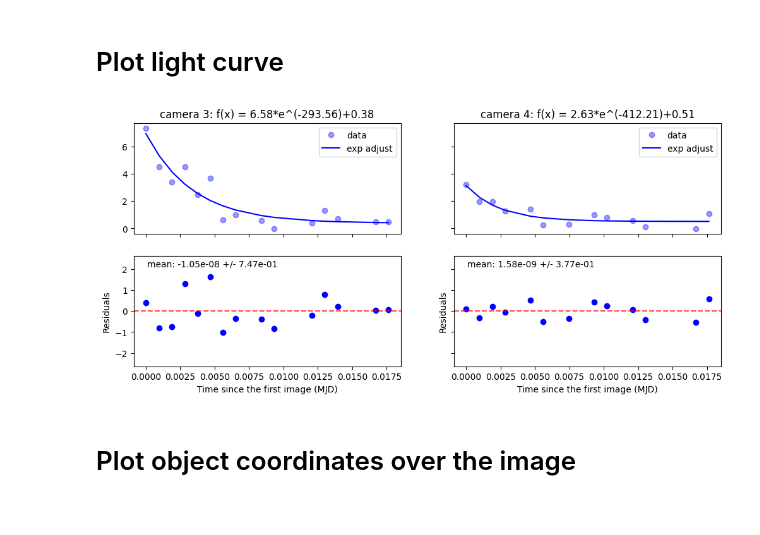
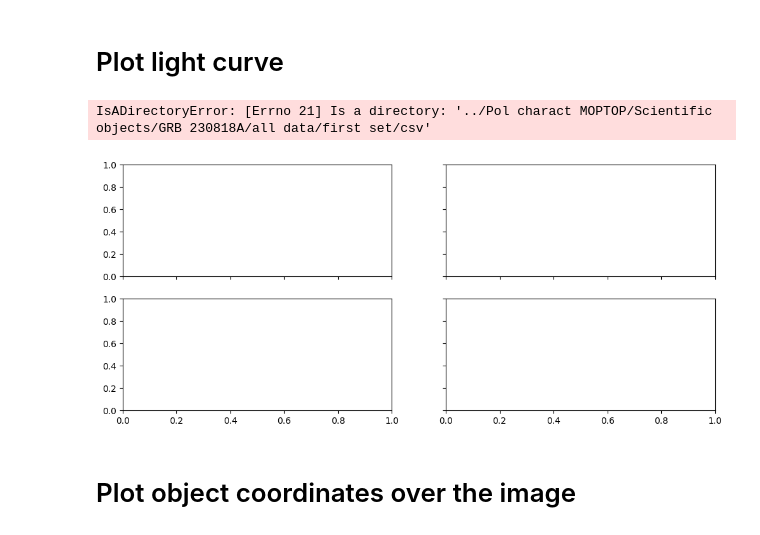
Before and after one commit to DBernardes/Tools-for-the-MOPTOP-pipeline-products, a Jupyter notebook: photometry_extraction.ipynb, the cells around one changed output. Cells and saved outputs as stored; diff of their text form; code cells hidden in the pictures.

```diff
--- a/photometry_extraction.ipynb
+++ b/photometry_extraction.ipynb
@@ -67,12 +68,16 @@ Set MJD-END to 60174.979820 from DATE-END'. [astropy.wcs.wcs]
 # %%
 objects_photometry = {}
 for obj_name in objects["name"]:
-    objects_photometry[obj_name] = dict.fromkeys(
-        ("mjd", "xcoord", "ycoord", "psf_radius", "star_photons"), _value=[]
-    )
+    objects_photometry[obj_name] = {
+        "mjd": [],
+        "xcoord": [],
+        "ycoord": [],
+        "psf_radius": [],
+        "star_photons": [],
+    }
 
 
-image_list = sort_files(src_path, f"{camera}_e")
+image_list = sort_files(src_path, f"cam{camera}")
 for file in image_list:
     file_path = os.path.join(src_path, file)
 
@@ -81,20 +86,19 @@ for file in image_list:
     phot.calc_psf_radius()
     phot.calc_sky_photons()
     phot.calc_psf_photons()
-    mjd = phot.get_mjd()
 
     for _object in phot.obj_list:
-        name, xcoord, ycoord, *_, star_photons = _object.get_info()
+        name, xcoord, ycoord, mjd, psf_radius, *_, star_photons = _object.get_info()
         objects_photometry[name]["mjd"].append(mjd)
         objects_photometry[name]["xcoord"].append(xcoord)
         objects_photometry[name]["ycoord"].append(ycoord)
+        objects_photometry[name]["psf_radius"].append(psf_radius)
         objects_photometry[name]["star_photons"].append(star_photons)
+
 
 for obj_name, obj_info in objects_photometry.items():
     df = pd.DataFrame.from_dict(obj_info)
-    csv_file = os.path.join(
-        src_path, "..", "..", "csv", f"{_set} set", f"{obj_name}_cam{camera}.csv"
-    )
+    csv_file = os.path.join(src_path, "..", "csv", f"{obj_name}_cam{camera}.csv")
     df.sort_values(by=["mjd"])
     df.to_csv(csv_file, index=False)
 # %% [output]
@@ -125,7 +129,7 @@ import numpy as np
 import scipy
 
 star_name = "GRB 230818A"
-experiment = "first rotor position"
+experiment = "all data"
 src_path = os.path.join(
     "..", "Pol charact MOPTOP", "Scientific objects", star_name, experiment
 )
@@ -135,28 +139,20 @@ def monoExp(x, m, t, b):
     return m * np.exp(-t * x) + b
 
 
-csv_path = os.path.join(src_path, "csv")
 fig, axs = plt.subplots(2, 2, figsize=(12, 5), sharey="row", sharex="col")
 for camera in [3, 4]:
     cand, comp_1, comp_2 = [], [], []
     for _set in ["first"]:
-        csv_file = os.path.join(
-            csv_path, f"{_set} set", f"comparison_1_cam{camera}.csv"
-        )
+        csv_path = os.path.join(src_path, f"{_set} set", "csv")
+        csv_file = os.path.join(csv_path, f"comparison_1_cam{camera}.csv")
         comp_1.append(pd.read_csv(csv_file))
-        csv_file = os.path.join(csv_path, f"{_set} set", f"candidate_1_cam{camera}.csv")
+        csv_file = os.path.join(csv_path, f"candidate_1_cam{camera}.csv")
         cand.append(pd.read_csv(csv_file))
-        csv_file = os.path.join(
-            csv_path, f"{_set} set", f"comparison_2_cam{camera}.csv"
-        )
-        comp_2.append(pd.read_csv(csv_file))
 
     df = pd.concat(cand, axis=0, ignore_index=True)
     cand = df["star_photons"]
     df = pd.concat(comp_1, axis=0, ignore_index=True)
     comp_1 = df["star_photons"]
-    df = pd.concat(comp_2, axis=0, ignore_index=True)
-    comp_2 = df["star_photons"]
     comp = comp_1
     cand /= comp
     median = np.median(cand)
@@ -167,36 +163,35 @@ for camera in [3, 4]:
     ax = axs[0, camera - 3]
     ax.plot(mjd, cand, "bo", alpha=0.4, label="data")
 
     params, cv = scipy.optimize.curve_fit(monoExp, mjd, cand)
     m, t, b = params
     exp_adjust = monoExp(mjd, m, t, b)
     ax.plot(mjd, exp_adjust, "b-", label="exp adjust")
     ax.set_title(f"camera {camera}: f(x) = {m:.2f}*e^({-t:.2f})+{b:.2f}")
     ax.legend()
 
     ax = axs[1, camera - 3]
     residuals = cand - exp_adjust
     mean = np.mean(residuals)
     std = np.std(residuals)
     ax.plot(mjd, residuals, "ob")
     ax.set_ylabel("Residuals")
     ax.axhline(mean, color="r", linestyle="--", alpha=0.75)
-    # ax.axhline(mean-3*std, color="r", linestyle="--", alpha=0.75)
-    # ax.axhline(mean+3*std, color="r", linestyle="--", alpha=0.75)
     ax.set_ylim(mean - 7 * std, mean + 7 * std)
     ax.set_xlabel("Time since the first image (MJD)")
     ax.annotate(
         f"mean: {mean:.2e} +/- {std:.2e}",
         (0.05, 0.9),
         fontsize=10,
         ha="left",
         xycoords="axes fraction",
     )
 
 plt.savefig(os.path.join(src_path, "light_curve.png"))
 plt.show()
 # %% [output]
+IsADirectoryError: [Errno 21] Is a directory: '../Pol charact MOPTOP/Scientific objects/GRB 230818A/all data/first set/csv'
-[figure, old version]
+[figure, new version]
 # %% [markdown]
 # Plot object coordinates over the image
 # %%
```
Also changed, not shown: parts of 2 cells of this notebook, 4 other files.
